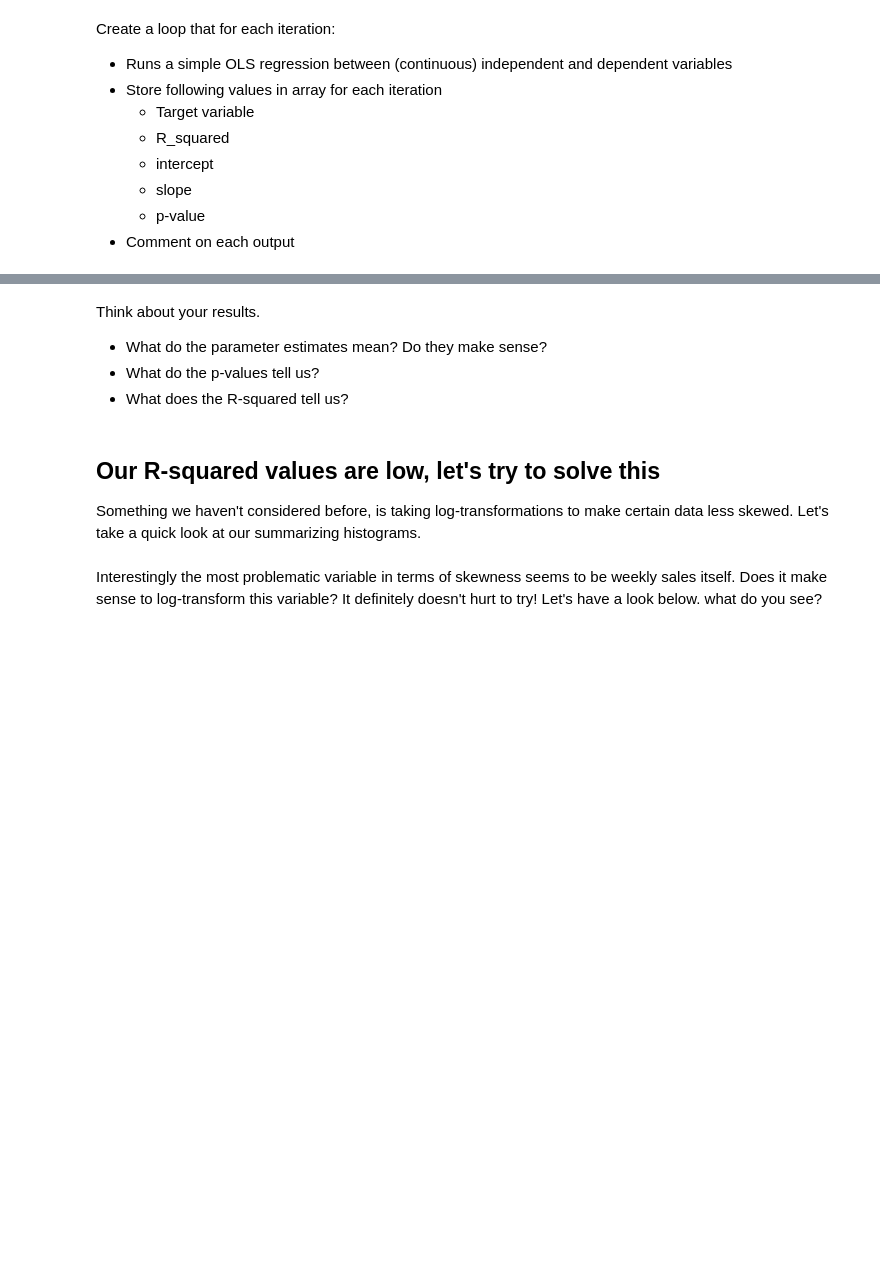
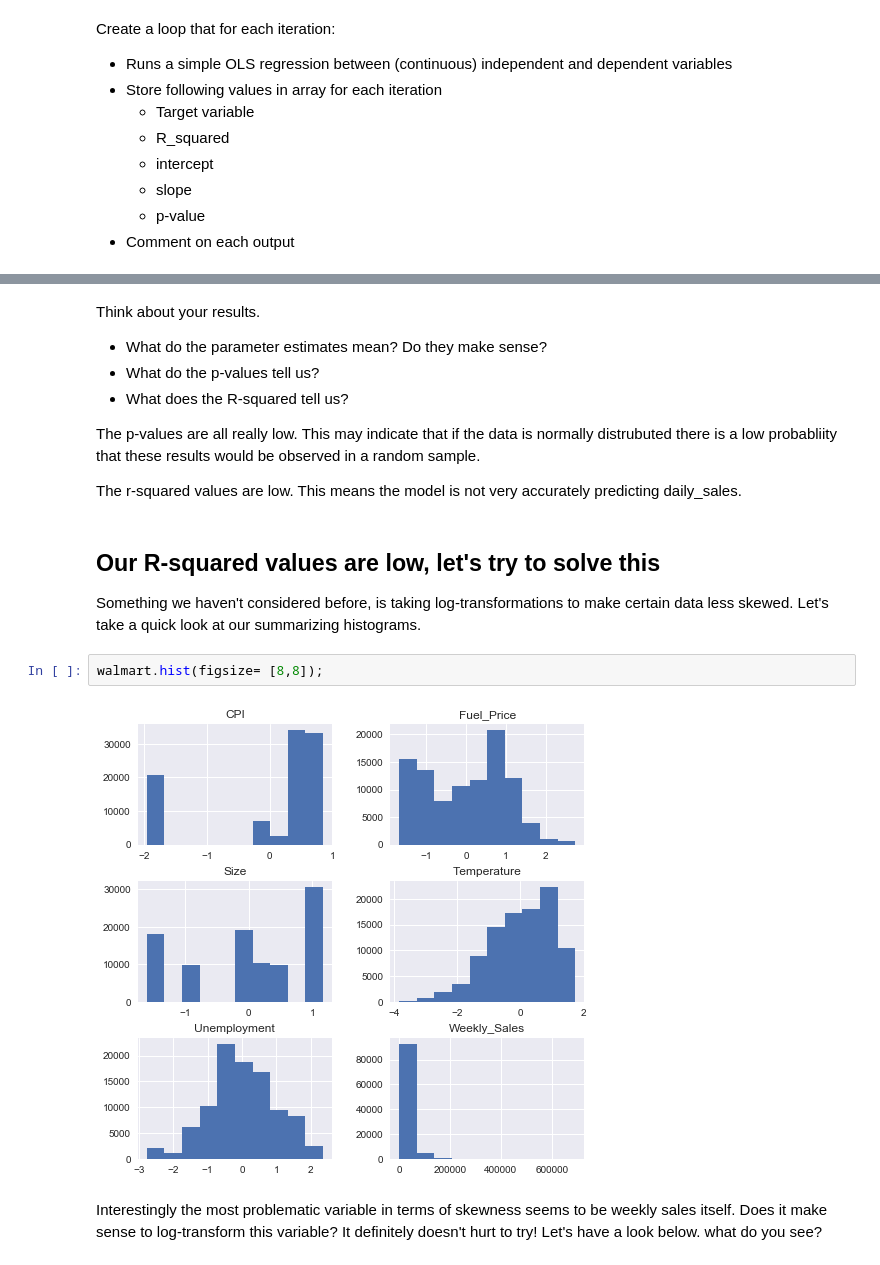
Before and after one commit to giorosati/dsc-1-12-11-modeling-our-data-lab-online-ds-pt-100118, a Jupyter notebook: index.ipynb, the cells around one changed output, grey strips where cells are left out. Saved outputs shown, nothing was run; the diff lists cells and outputs as text; blank space fills up the shorter version.

```diff
--- a/index.ipynb
+++ b/index.ipynb
@@ -156,9 +202,18 @@ Think about your results.
 - What do the parameter estimates mean? Do they make sense?
 - What do the p-values tell us?
 - What does the R-squared tell us?
+
+
+The p-values are all really low. This may indicate that if the data is normally distrubuted there is a low probabliity that these results would be observed in a random sample.
+
+The r-squared values are low. This means the model is not very accurately predicting daily_sales.
 # %% [markdown]
 ## Our R-squared values are low, let's try to solve this
 
 Something we haven't considered before, is taking log-transformations to make certain data less skewed. Let's take a quick look at our summarizing histograms.
+# %%
+walmart.hist(figsize= [8,8]);
+# %% [output]
+[figure, added]
 # %% [markdown]
 Interestingly the most problematic variable in terms of skewness seems to be weekly sales itself. Does it make sense to log-transform this variable? It definitely doesn't hurt to try! Let's have a look below. what do you see?
```
Also changed, not shown: parts of 11 cells of this notebook.
